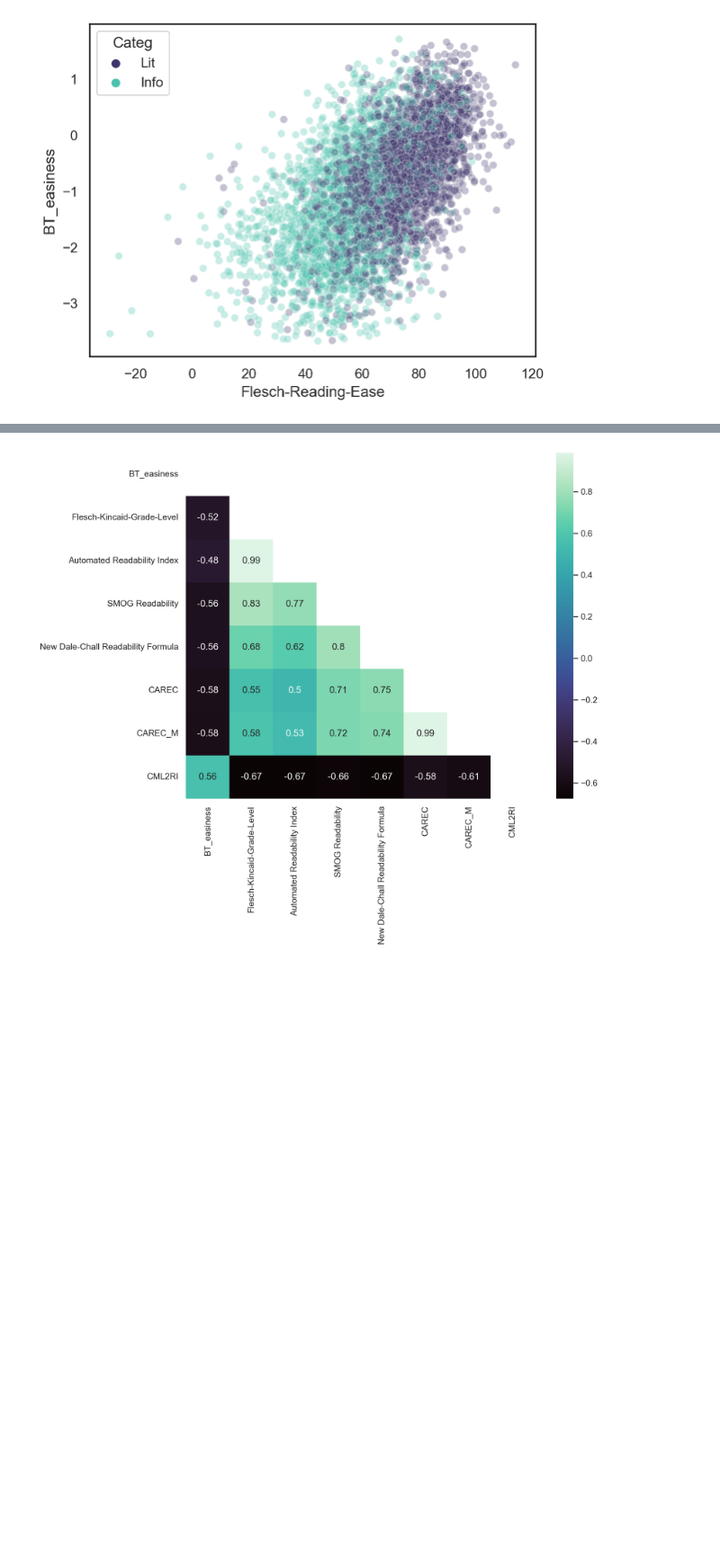
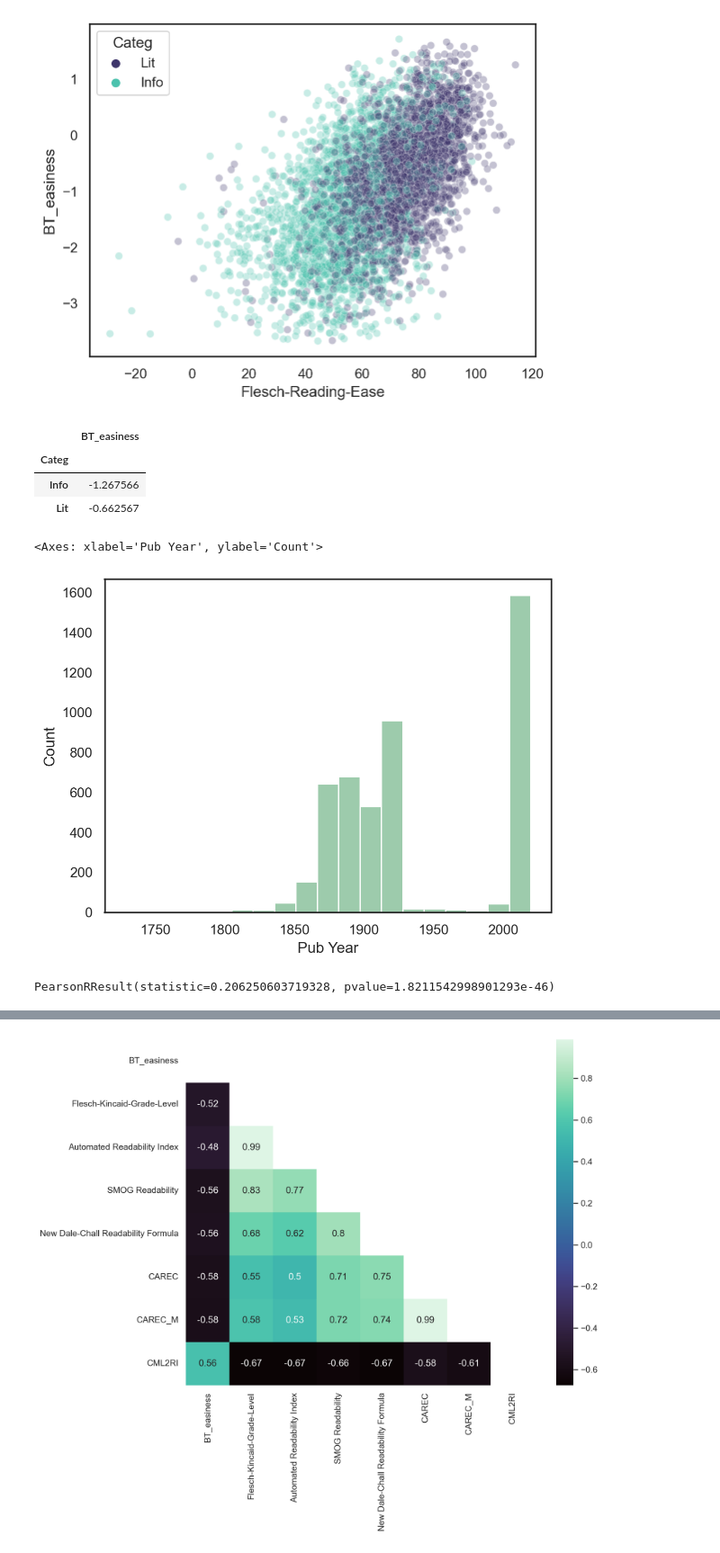
Before and after one commit to seantrott/llm_readability, a Jupyter notebook: notebooks/Exploring CLEAR Dataset.ipynb, the cells around one changed output, grey strips where cells are left out. Shown at 90% size. Cells and saved outputs as stored; diff of their text form; code cells hidden in the pictures; blank space fills up the shorter version.

```diff
--- a/notebooks/Exploring CLEAR Dataset.ipynb
+++ b/notebooks/Exploring CLEAR Dataset.ipynb
@@ -113,6 +131,23 @@ sns.scatterplot(data = df, x = "Flesch-Reading-Ease",
 # %% [output]
 <Axes: xlabel='Flesch-Reading-Ease', ylabel='BT_easiness'>
 [figure]
+# %%
+df[['Categ', 'BT_easiness']].groupby("Categ").mean()
+# %% [output]
+|  | BT_easiness |
+| Categ |  |
+| Info | -1.267566 |
+| Lit | -0.662567 |
+# %%
+sns.histplot(data = df, x = "Pub Year")
+# %% [output]
+<Axes: xlabel='Pub Year', ylabel='Count'>
+[figure, added]
+# %%
+df_subset = df.dropna(subset = "Pub Year")
+ss.pearsonr(df_subset['Pub Year'], df_subset['BT_easiness'])
+# %% [output]
+PearsonRResult(statistic=0.206250603719328, pvalue=1.8211542998901293e-46)
 # %%
 ### Literature is slightly easier to read
 sns.stripplot(data = df, x = 'Categ', y = 'BT_easiness', hue = 'Categ',
```
Also changed, not shown: parts of 10 cells of this notebook, 1 other file.
